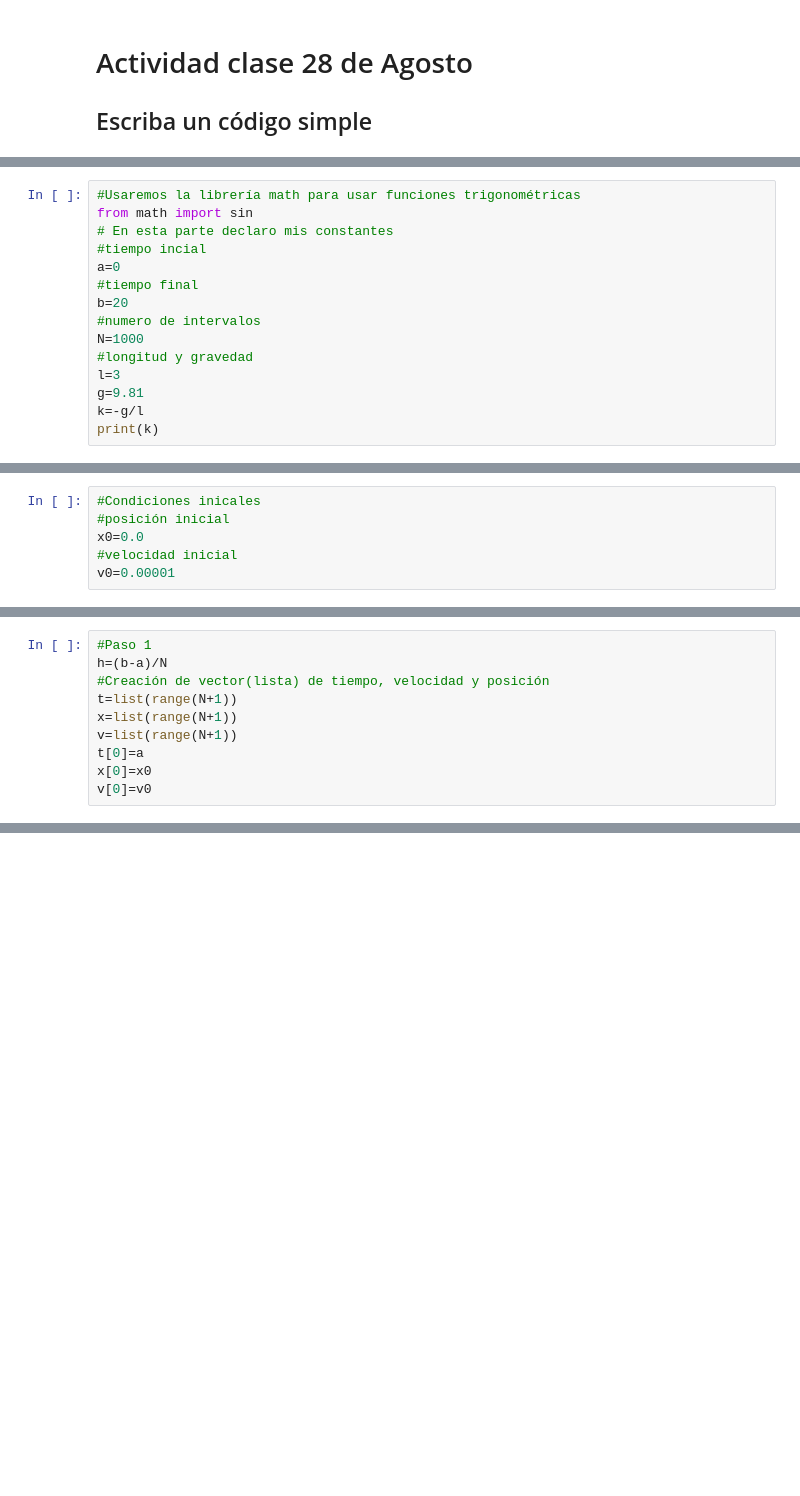
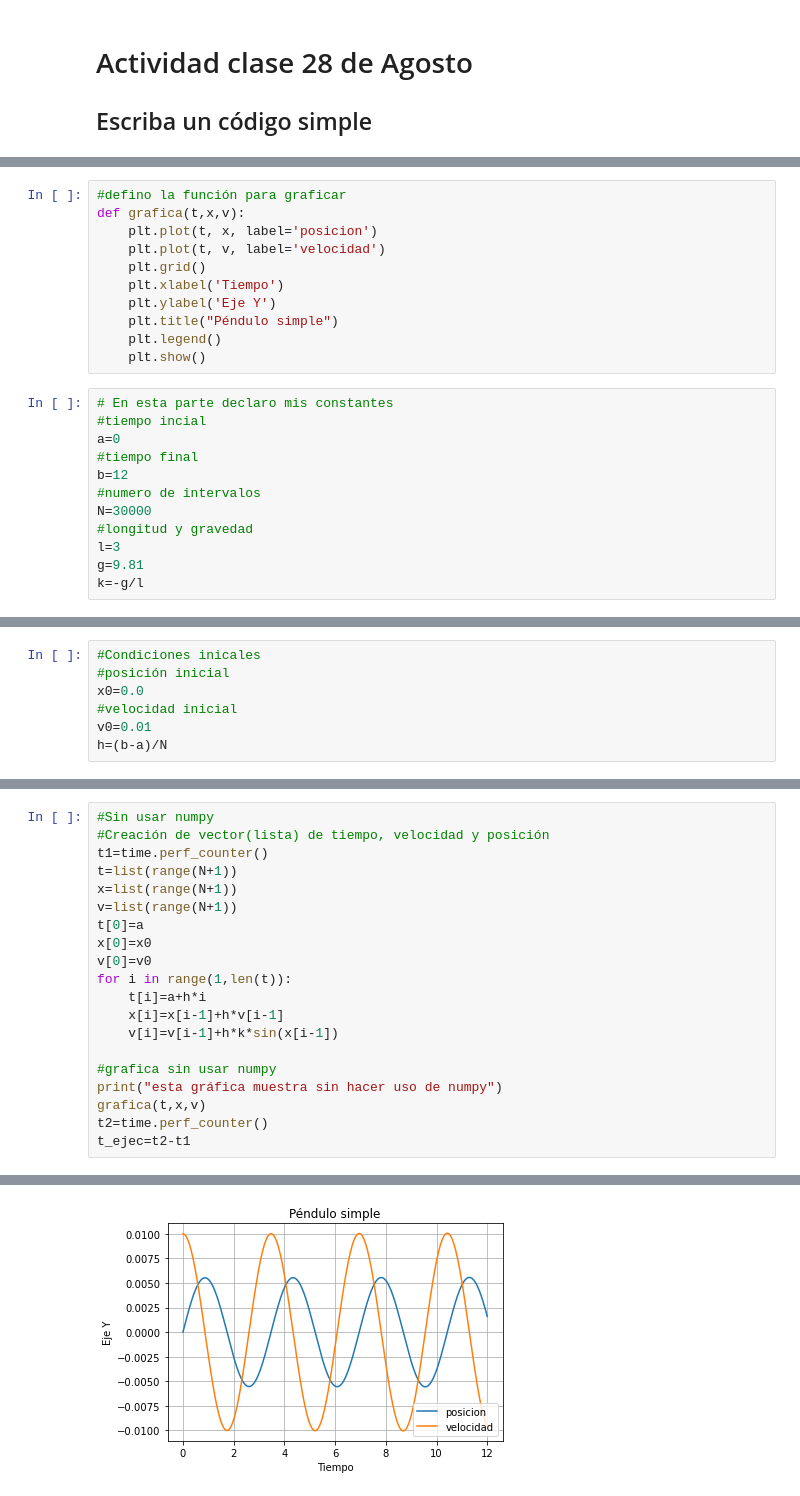
Before and after one commit to DCIDA2019/dcida2020ii-JJRamirezR, a Jupyter notebook: Aug28/Ejercicio1.ipynb, the cells around one changed output, grey strips where cells are left out. Cells and saved outputs as stored; diff of their text form; blank space fills up the shorter version.

```diff
--- a/Aug28/Ejercicio1.ipynb
+++ b/Aug28/Ejercicio1.ipynb
@@ -4,15 +14,23 @@
+# %%
+#defino la función para graficar
+def grafica(t,x,v):
+    plt.plot(t, x, label='posicion')
+    plt.plot(t, v, label='velocidad')
+    plt.grid()
+    plt.xlabel('Tiempo')
+    plt.ylabel('Eje Y')
+    plt.title("Péndulo simple")
+    plt.legend()
+    plt.show()
 # %%
-#Usaremos la librería math para usar funciones trigonométricas
-from math import sin
 # En esta parte declaro mis constantes
 #tiempo incial
 a=0
 #tiempo final
-b=20
+b=12
 #numero de intervalos
-N=1000
+N=30000
 #longitud y gravedad
 l=3
 g=9.81
 k=-g/l
-print(k)
@@ -23,4 +39,5 @@ print(k)
 #posición inicial
 x0=0.0
 #velocidad inicial
-v0=0.00001
+v0=0.01
+h=(b-a)/N
@@ -27,10 +46,21 @@ v0=0.00001
 # %%
-#Paso 1
-h=(b-a)/N
+#Sin usar numpy
 #Creación de vector(lista) de tiempo, velocidad y posición
+t1=time.perf_counter()
 t=list(range(N+1))
 x=list(range(N+1))
 v=list(range(N+1))
 t[0]=a
 x[0]=x0
 v[0]=v0
+for i in range(1,len(t)):
+    t[i]=a+h*i
+    x[i]=x[i-1]+h*v[i-1]
+    v[i]=v[i-1]+h*k*sin(x[i-1])
+
+#grafica sin usar numpy
+print("esta gráfica muestra sin hacer uso de numpy")
+grafica(t,x,v)
+t2=time.perf_counter()
+t_ejec=t2-t1
+# %% [output]
@@ -36,0 +68 @@ v[0]=v0
+[figure, added]
```
Also changed, not shown: parts of 11 cells of this notebook.
